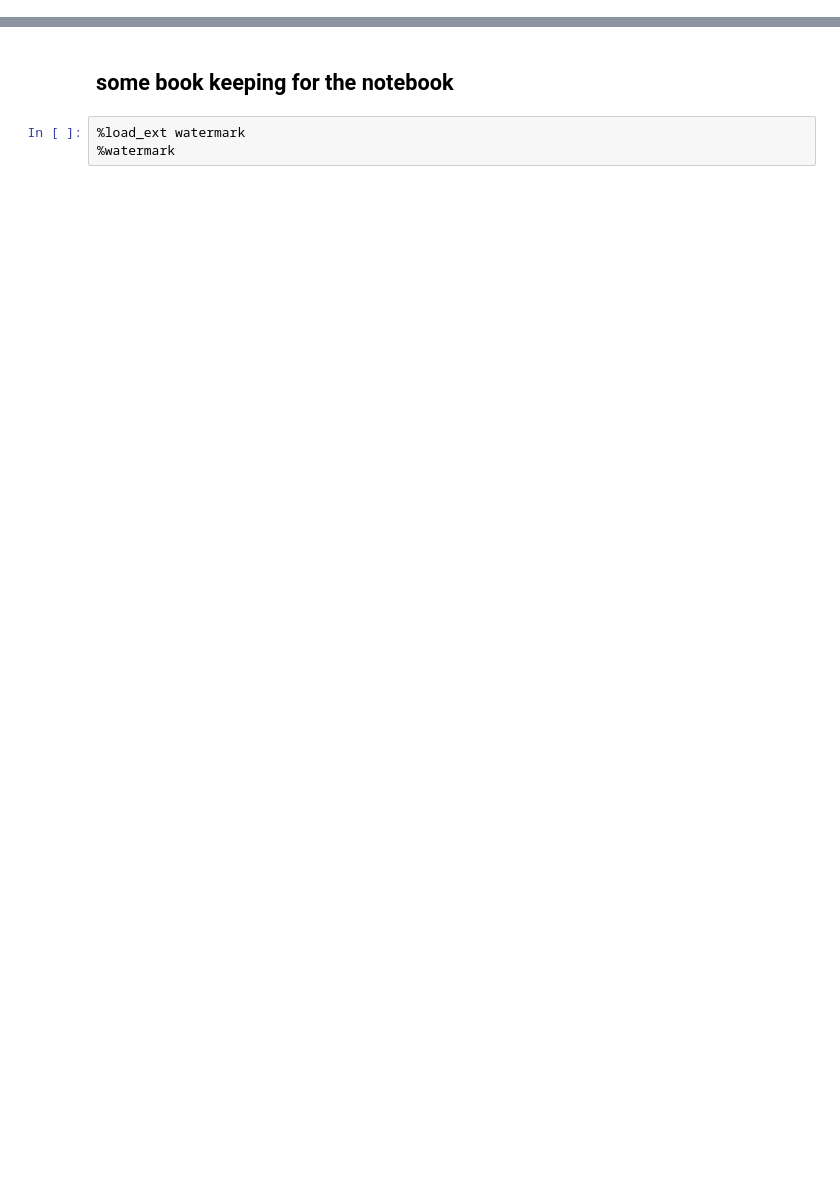
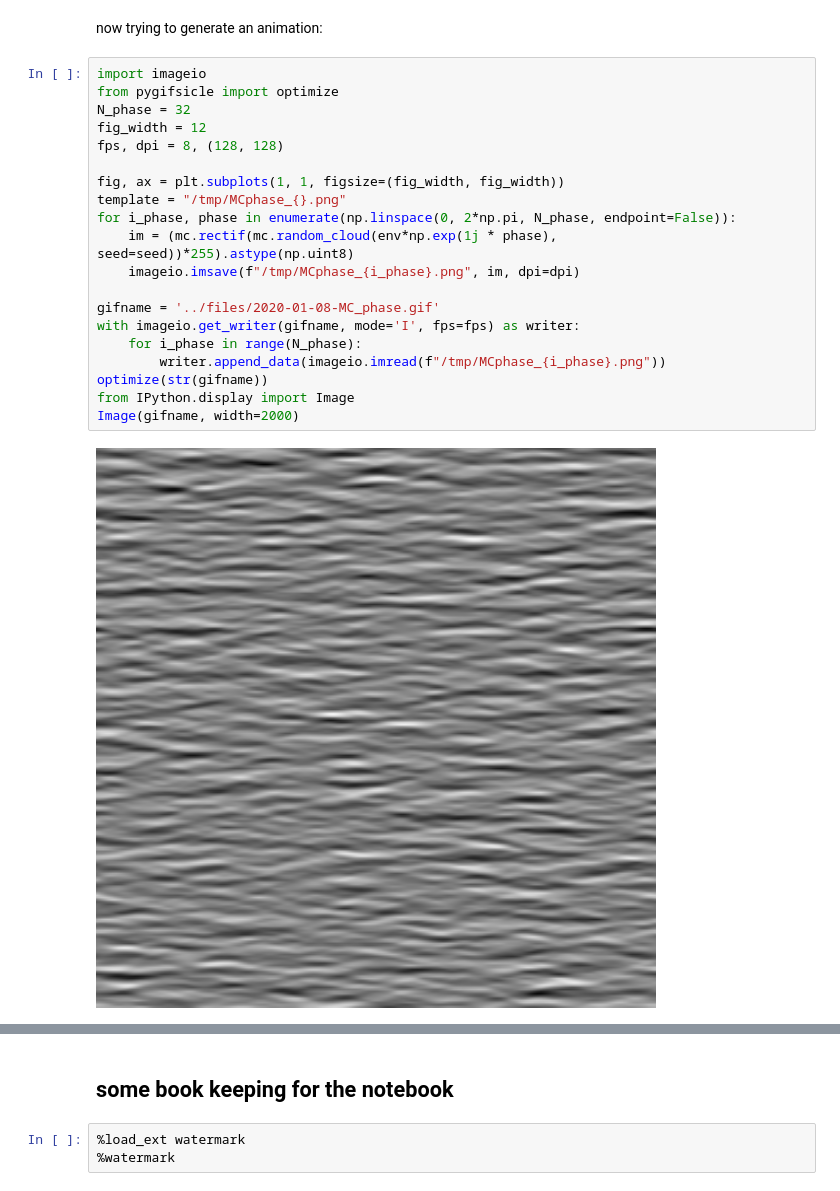
Before and after one commit to laurentperrinet/sciblog, a Jupyter notebook: posts/2020-01-08-changing-the-global-phase-of-a-motion-cloud.ipynb, the cells around one changed output, grey strips where cells are left out. Cells and saved outputs as stored; diff of their text form; blank space fills up the shorter version.

```diff
--- a/posts/2020-01-08-changing-the-global-phase-of-a-motion-cloud.ipynb
+++ b/posts/2020-01-08-changing-the-global-phase-of-a-motion-cloud.ipynb
@@ -23,0 +70,24 @@ def show_video(filename):
+# %% [markdown]
+now trying to generate an animation:
+# %%
+import imageio
+from pygifsicle import optimize
+N_phase = 32
+fig_width = 12
+fps, dpi = 8, (128, 128)
+
+fig, ax = plt.subplots(1, 1, figsize=(fig_width, fig_width))
+template = "/tmp/MCphase_{}.png"
+for i_phase, phase in enumerate(np.linspace(0, 2*np.pi, N_phase, endpoint=False)):
+    im = (mc.rectif(mc.random_cloud(env*np.exp(1j * phase), seed=seed))*255).astype(np.uint8)
+    imageio.imsave(f"/tmp/MCphase_{i_phase}.png", im, dpi=dpi)
+
+gifname = '../files/2020-01-08-MC_phase.gif'
+with imageio.get_writer(gifname, mode='I', fps=fps) as writer:
+    for i_phase in range(N_phase):
+        writer.append_data(imageio.imread(f"/tmp/MCphase_{i_phase}.png"))
+optimize(str(gifname))
+from IPython.display import Image
+Image(gifname, width=2000)
+# %% [output]
+[figure, added]
```
Also changed, not shown: parts of 11 cells of this notebook, 48 other files.
